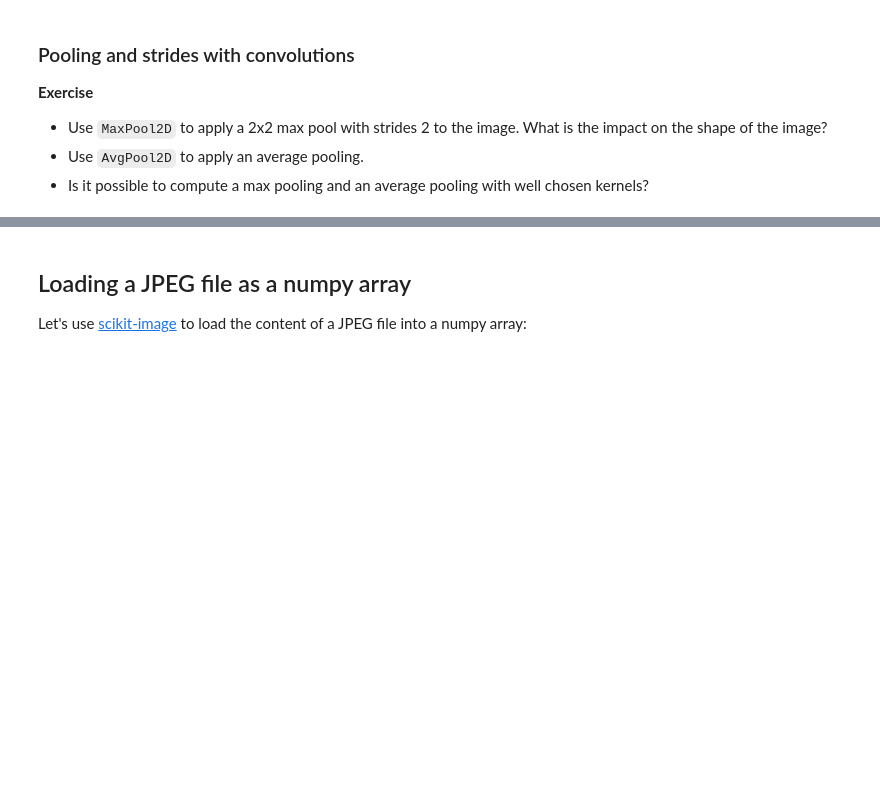
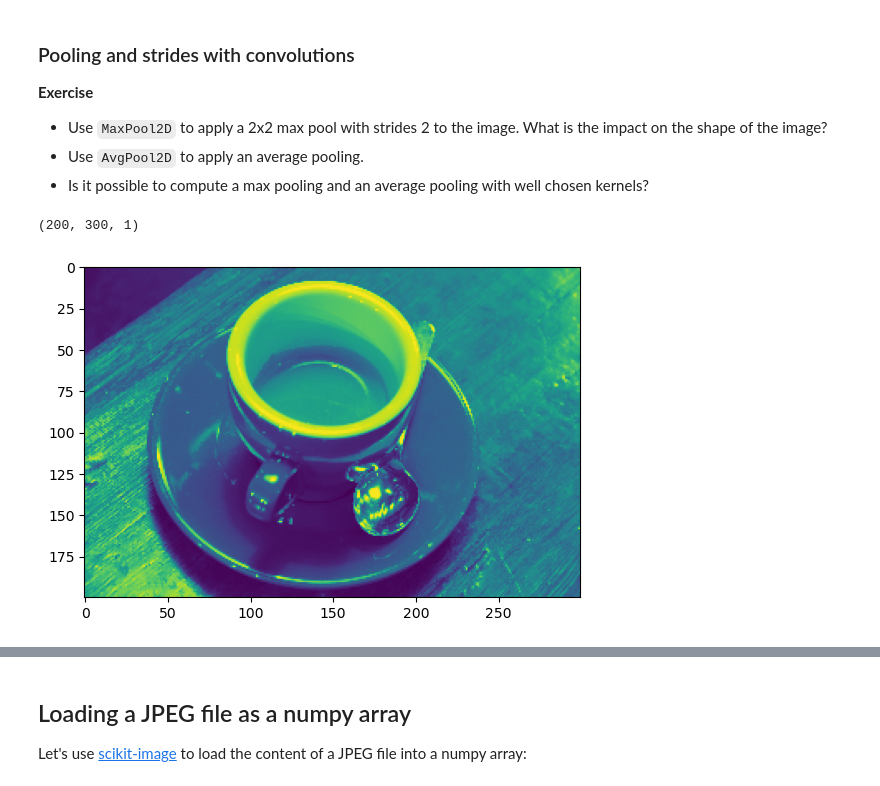
Before and after one commit to Chetank190/deep_learning, a Jupyter notebook: 01_materials/labs/lab_4.ipynb, the cells around one changed output, grey strips where cells are left out. Saved outputs shown, nothing was run; the diff lists cells and outputs as text; code cells hidden in the pictures; blank space fills up the shorter version.

```diff
--- a/01_materials/labs/lab_4.ipynb
+++ b/01_materials/labs/lab_4.ipynb
@@ -154,12 +154,14 @@ ax1.imshow(np_img_out.astype(np.uint8), cmap=plt.cm.gray);
 # %%
 from tensorflow.keras.layers import MaxPool2D, AvgPool2D
 
 # You can use `img_in` from above as input to the pooling layers
-pool = MaxPool2D(pool_size = (2,2), strides =2, padding = 'valid')
+pool = MaxPool2D(pool_size = (2,2), strides = 2, padding = 'valid')
 img_out = pool(img_in)
 
+np_img_out = img_out[0].numpy()
+print(np_img_out.shape)
 
-plt.imshow(np.squeeze(grey_sample_image.astype(np.uint8)),
-           cmap=plt.cm.gray);
-
-# Your code here
+plt.imshow(np_img_out.astype('uint8'));
+# %% [output]
+(200, 300, 1)
+[figure, added]
```
Also changed, not shown: parts of 8 cells of this notebook, 1 other file.
